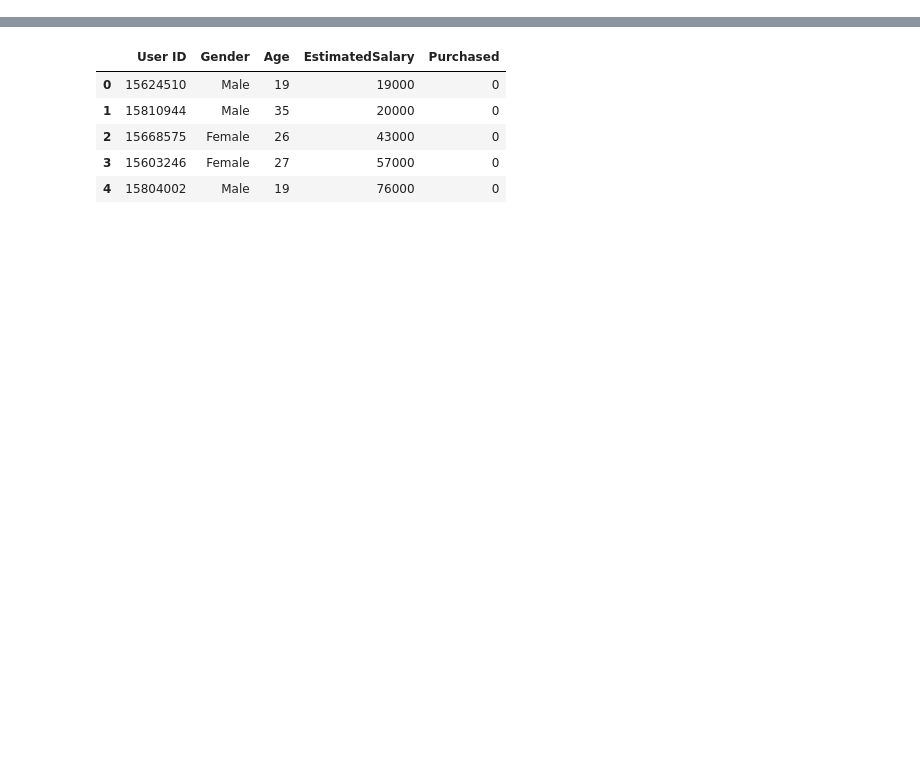
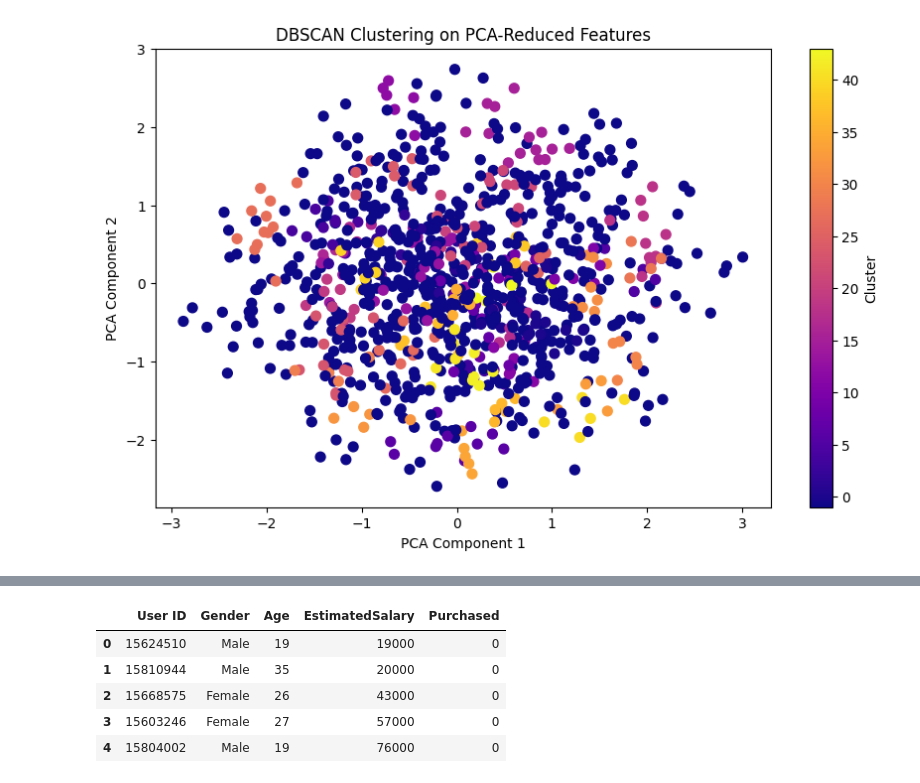
Before and after one commit to Motihari09052005/DileeppersonalResume.github.io, a Jupyter notebook: Decision_tree.ipynb, the cells around one changed output, grey strips where cells are left out. Drawn from its saved outputs; the diff is of its cells as text; code cells hidden in the pictures; blank space fills up the shorter version.

```diff
--- a/Decision_tree.ipynb
+++ b/Decision_tree.ipynb
@@ -102,0 +368,73 @@ plot_tree(clf)
+# %%
+# Import necessary libraries
+import pandas as pd
+import numpy as np
+import matplotlib.pyplot as plt
+from sklearn.preprocessing import StandardScaler
+from sklearn.cluster import DBSCAN
+from sklearn.decomposition import PCA
+from sklearn.metrics import silhouette_score
+
+# Simulate Walmart dataset for customers
+np.random.seed(42)
+
+# Generate a sample dataset for Walmart customers with complex features
+n_customers = 1000  # Let's assume we have 1000 customers
+data = {
+    'CustomerID': np.arange(1, n_customers + 1),
+    'TotalSales': np.random.uniform(100, 20000, n_customers),  # Total sales in last year
+    'TotalTransactions': np.random.randint(1, 100, n_customers),  # Number of transactions
+    'AvgBasketSize': np.random.uniform(20, 500, n_customers),  # Average basket size
+    'Recency': np.random.randint(1, 365, n_customers),  # Days since last purchase
+}
+
+# Create DataFrame
+walmart_df = pd.DataFrame(data)
+
+# Display first few rows of the dataset
+print(walmart_df.head())
+
+# Features to be used for clustering
+X = walmart_df[['TotalSales', 'TotalTransactions', 'AvgBasketSize', 'Recency']]
+
+# Standardize the features for DBSCAN
+scaler = StandardScaler()
+X_scaled = scaler.fit_transform(X)
+
+# Perform DBSCAN clustering
+dbscan = DBSCAN(eps=0.5, min_samples=5)  # eps and min_samples are key parameters to tune
+walmart_df['DBSCAN_Cluster'] = dbscan.fit_predict(X_scaled)
+
+# Get the unique clusters and counts
+unique_clusters = walmart_df['DBSCAN_Cluster'].value_counts()
+print("\nCluster distribution:\n", unique_clusters)
+
+# Evaluate clustering performance using Silhouette score (only if we have more than one cluster)
+if len(unique_clusters) > 1 and -1 not in unique_clusters:
+    silhouette_avg = silhouette_score(X_scaled, walmart_df['DBSCAN_Cluster'])
+    print(f"\nSilhouette Score: {silhouette_avg:.4f}")
+
+# Dimensionality Reduction with PCA for visualization
+pca = PCA(n_components=2)
+X_pca = pca.fit_transform(X_scaled)
+
+# Visualize DBSCAN clusters
+plt.figure(figsize=(10, 6))
+plt.scatter(X_pca[:, 0], X_pca[:, 1], c=walmart_df['DBSCAN_Cluster'], cmap='plasma', s=50)
+plt.title("DBSCAN Clustering on PCA-Reduced Features")
+plt.xlabel("PCA Component 1")
+plt.ylabel("PCA Component 2")
+plt.colorbar(label='Cluster')
+plt.show()
+
+# Analyze the cluster characteristics
+cluster_summary = walmart_df.groupby('DBSCAN_Cluster').agg({
+    'TotalSales': ['mean', 'min', 'max'],
+    'TotalTransactions': ['mean', 'min', 'max'],
+    'AvgBasketSize': ['mean', 'min', 'max'],
+    'Recency': ['mean', 'min', 'max'],
+}).reset_index()
+
+print("\nCluster Summary:\n")
+print(cluster_summary)
+# %% [output]
@@ -102,0 +458 @@ plot_tree(clf)
+[figure, added]
```
Also changed, not shown: parts of 42 cells of this notebook.
